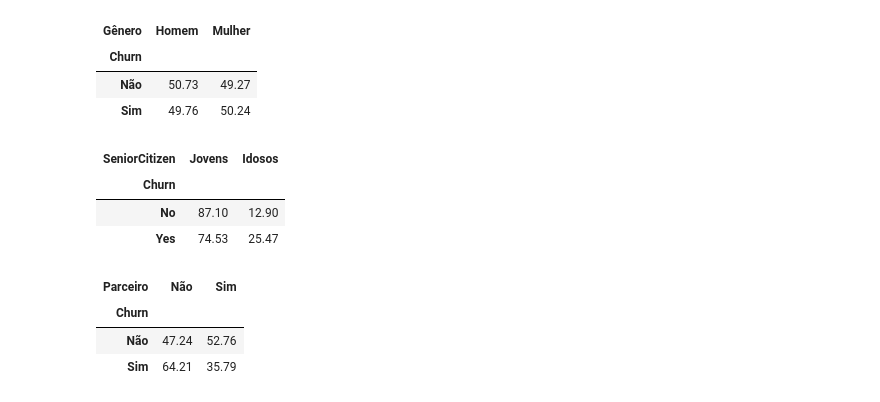
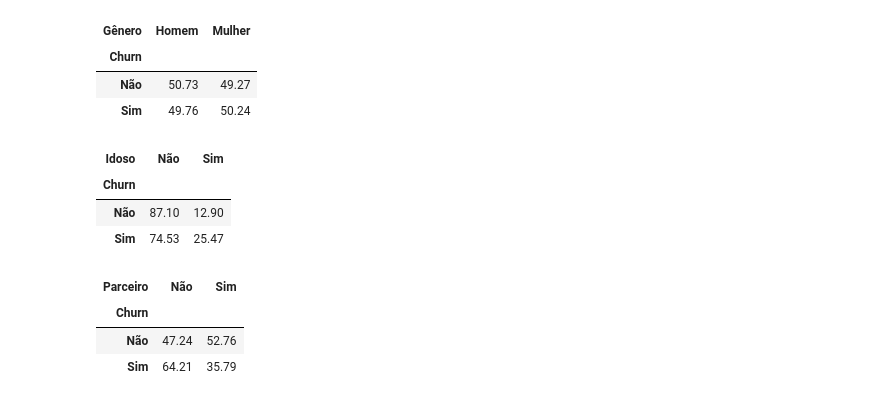
Before and after one commit to beatricemarx/G9ONE_Chalenge_TelecomX, a Jupyter notebook: TelecomX_BR.ipynb, the cells around one changed output. Saved outputs shown, nothing was run; the diff lists cells and outputs as text; code cells hidden in the pictures.

Commit message:
ajuste perfil idoso

```diff
--- a/TelecomX_BR.ipynb
+++ b/TelecomX_BR.ipynb
@@ -701,13 +701,13 @@ perfil_gender
 # %%
 #verificar a distribuição por Idoso  - O churn é mais alto entre os jovens
 
 perfil_seniorCitizen = perfil_por_churn("Idoso")
-percentual_seniorCitizen
+perfil_seniorCitizen
 # %% [output]
-| SeniorCitizen | Jovens | Idosos |
+| Idoso | Não | Sim |
 | Churn |  |  |
-| No | 87.10 | 12.90 |
-| Yes | 74.53 | 25.47 |
+| Não | 87.10 | 12.90 |
+| Sim | 74.53 | 25.47 |
 # %%
 #verificar a distribuição por tipo de Partner - o churn é mais alto entre os solteiros
 
```
